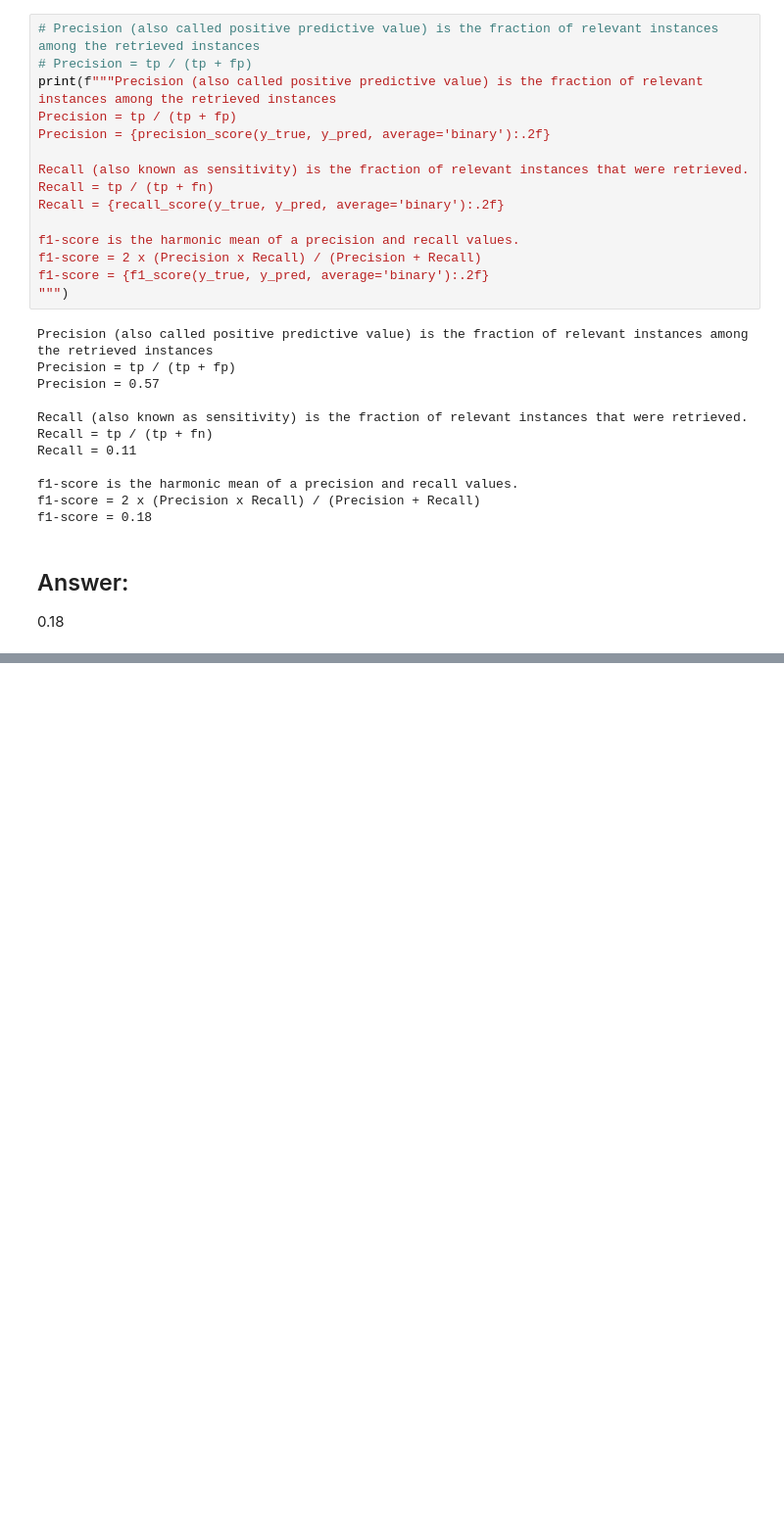
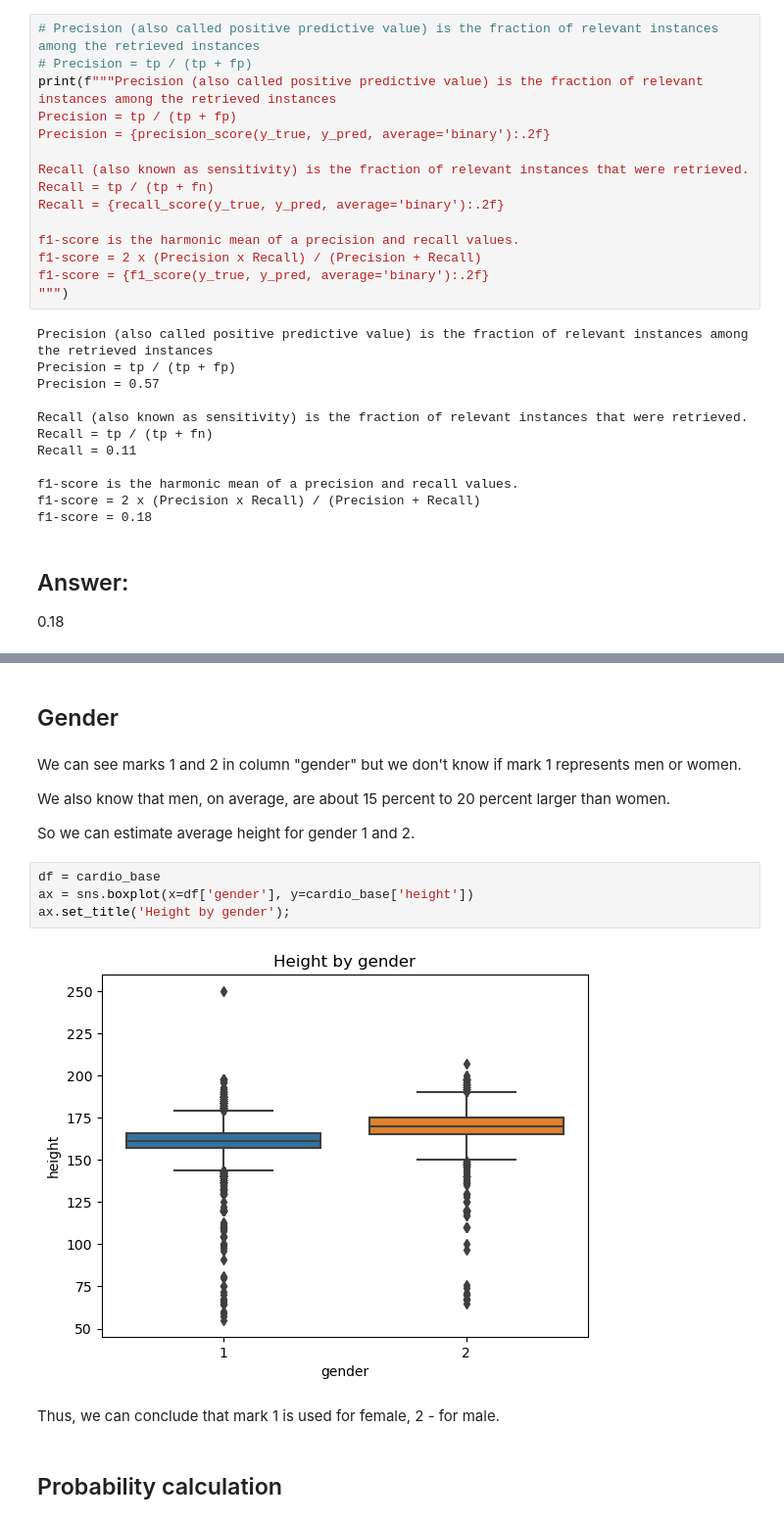
Before and after one commit to voleka-ocrv/t_company_data_analyst, a Jupyter notebook: t_company_test.ipynb, the cells around one changed output, grey strips where cells are left out. Shown: that part at 98% size. Saved outputs shown, nothing was run; the diff lists cells and outputs as text; blank space fills up the shorter version.

```diff
--- a/t_company_test.ipynb
+++ b/t_company_test.ipynb
@@ -504,0 +499,18 @@ Countries, where more than 20% population is over 65 years old, have death rates
+# %% [markdown]
+## Gender
+# %% [markdown]
+We can see marks 1 and 2 in column "gender" but we don't know if mark 1 represents men or women.
+
+We also know that men, on average, are about 15 percent to 20 percent larger than women.
+
+So we can estimate average height for gender 1 and 2.
+# %%
+df = cardio_base
+ax = sns.boxplot(x=df['gender'], y=cardio_base['height'])
+ax.set_title('Height by gender');
+# %% [output]
+[figure, added]
+# %% [markdown]
+Thus, we can conclude that mark 1 is used for female, 2 - for male.
+# %% [markdown]
+## Probability calculation
```
Also changed, not shown: parts of 9 cells of this notebook.
